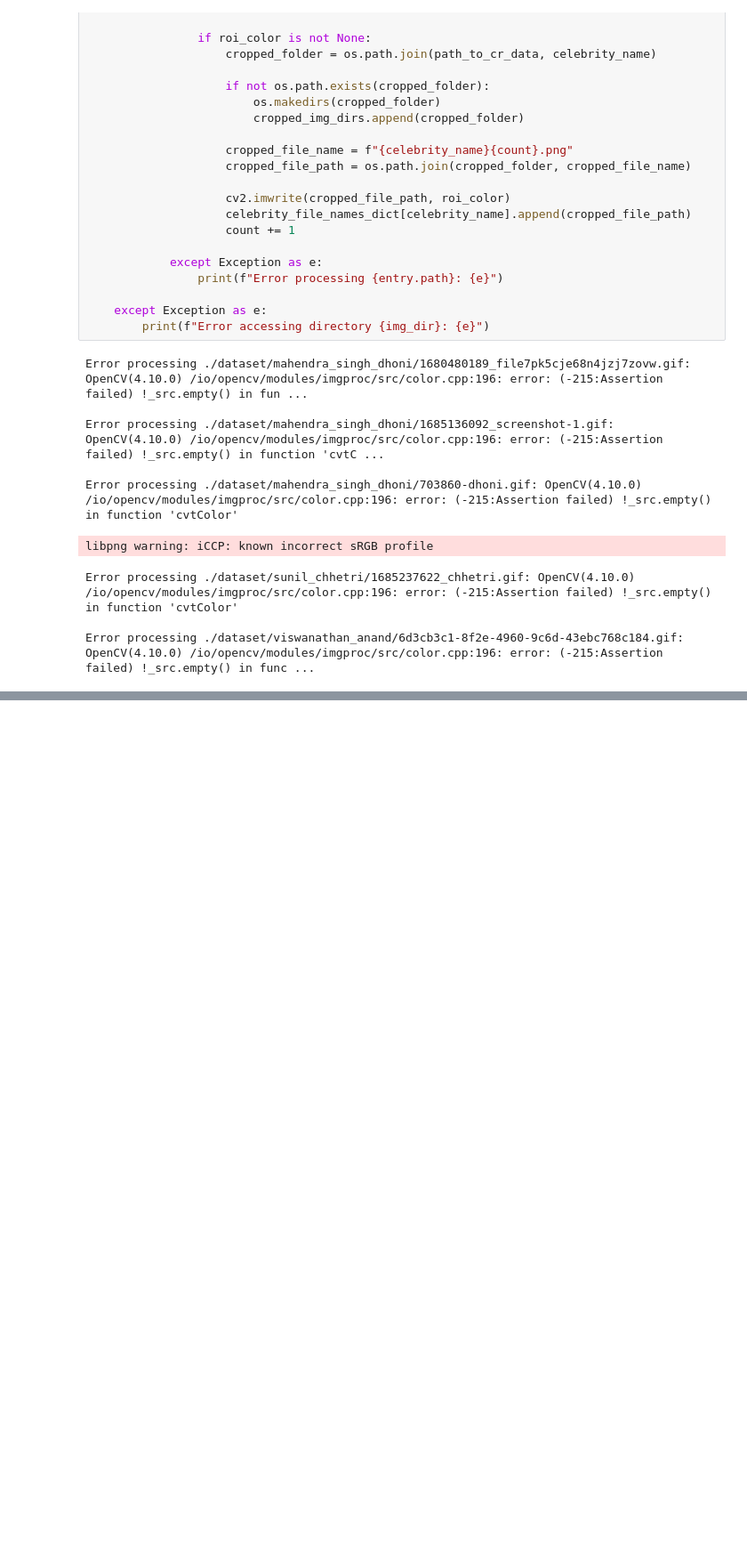
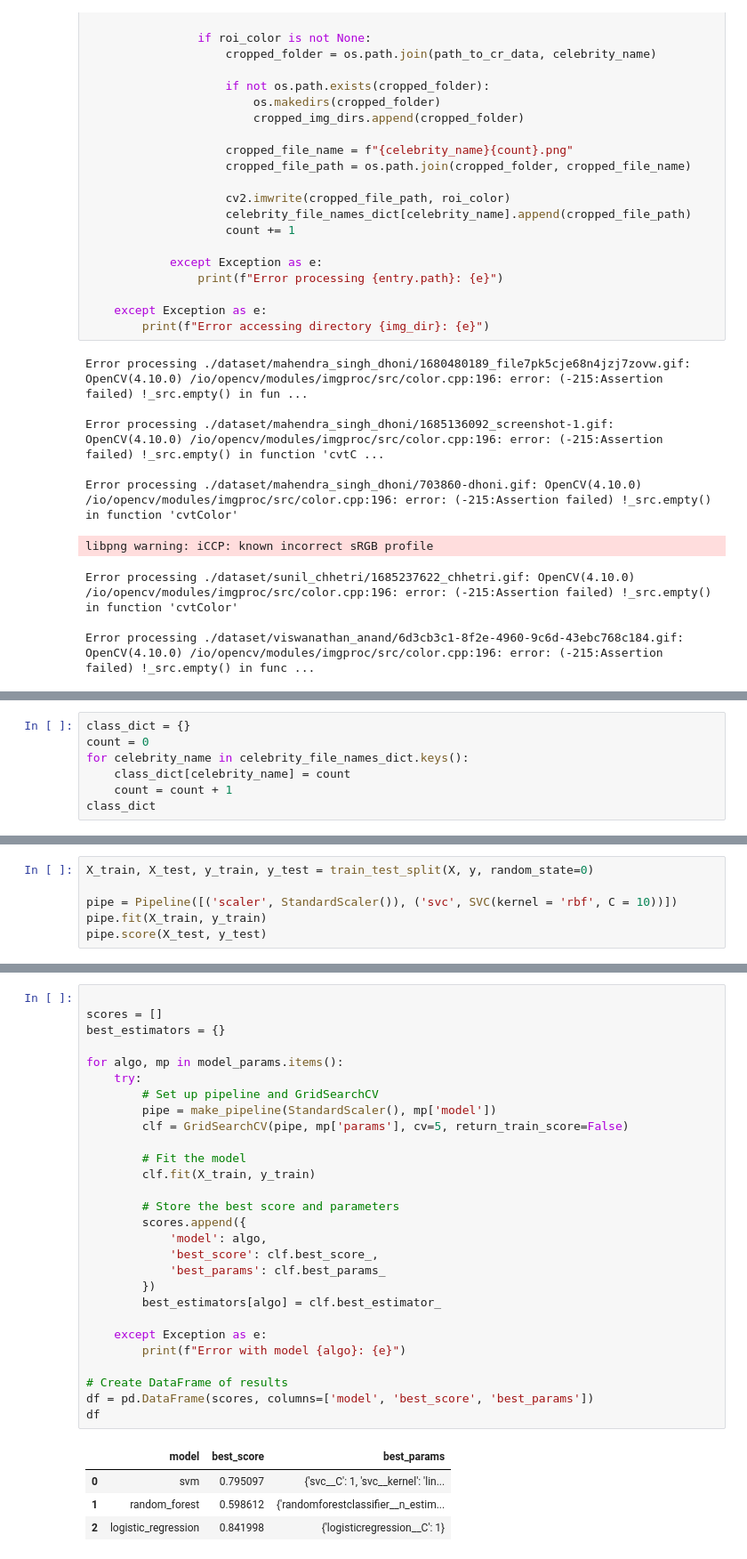
Before and after one commit to nipuran/sport-celebs-classifier, a Jupyter notebook: model/notebook.ipynb, the cells around one changed output, grey strips where cells are left out. Shown at 89% size. Drawn from its saved outputs; the diff is of its cells as text; blank space fills up the shorter version.

```diff
--- a/model/notebook.ipynb
+++ b/model/notebook.ipynb
@@ -154,0 +187,7 @@ Error processing ./dataset/viswanathan_anand/6d3cb3c1-8f2e-4960-9c6d-43ebc768c18
+# %%
+class_dict = {}
+count = 0
+for celebrity_name in celebrity_file_names_dict.keys():
+    class_dict[celebrity_name] = count
+    count = count + 1
+class_dict
@@ -154,0 +233,6 @@ Error processing ./dataset/viswanathan_anand/6d3cb3c1-8f2e-4960-9c6d-43ebc768c18
+# %%
+X_train, X_test, y_train, y_test = train_test_split(X, y, random_state=0)
+
+pipe = Pipeline([('scaler', StandardScaler()), ('svc', SVC(kernel = 'rbf', C = 10))])
+pipe.fit(X_train, y_train)
+pipe.score(X_test, y_test)
@@ -154,0 +286,33 @@ Error processing ./dataset/viswanathan_anand/6d3cb3c1-8f2e-4960-9c6d-43ebc768c18
+# %%
+
+scores = []
+best_estimators = {}
+
+for algo, mp in model_params.items():
+    try:
+        # Set up pipeline and GridSearchCV
+        pipe = make_pipeline(StandardScaler(), mp['model'])
+        clf = GridSearchCV(pipe, mp['params'], cv=5, return_train_score=False)
+
+        # Fit the model
+        clf.fit(X_train, y_train)
+
+        # Store the best score and parameters
+        scores.append({
+            'model': algo,
+            'best_score': clf.best_score_,
+            'best_params': clf.best_params_
+        })
+        best_estimators[algo] = clf.best_estimator_
+
+    except Exception as e:
+        print(f"Error with model {algo}: {e}")
+
+# Create DataFrame of results
+df = pd.DataFrame(scores, columns=['model', 'best_score', 'best_params'])
+df
+# %% [output]
+|  | model | best_score | best_params |
+| 0 | svm | 0.795097 | {'svc__C': 1, 'svc__kernel': 'lin... |
+| 1 | random_forest | 0.598612 | {'randomforestclassifier__n_estim... |
+| 2 | logistic_regression | 0.841998 | {'logisticregression__C': 1} |
```
Also changed, not shown: parts of 22 cells of this notebook.
